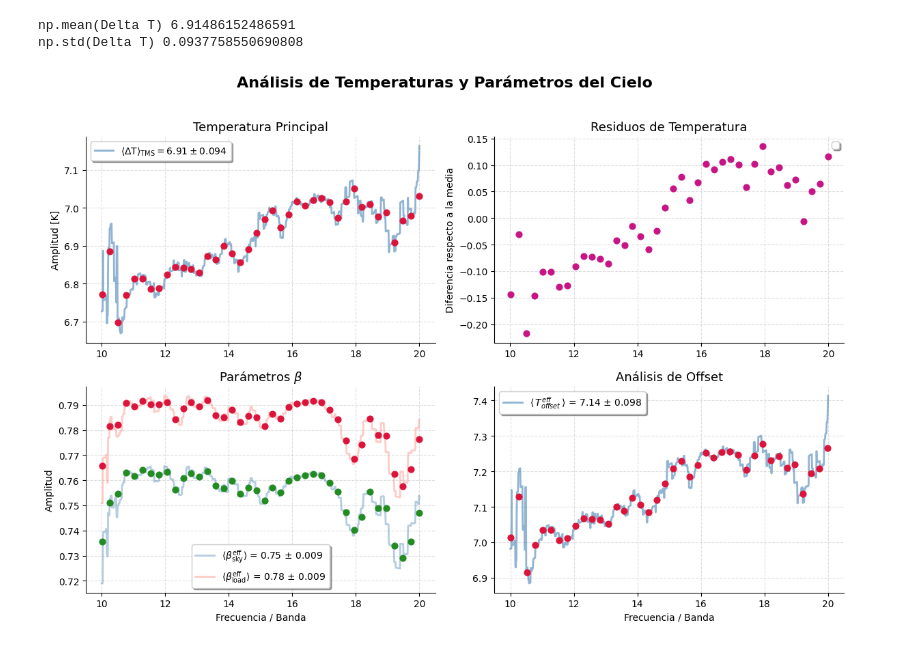
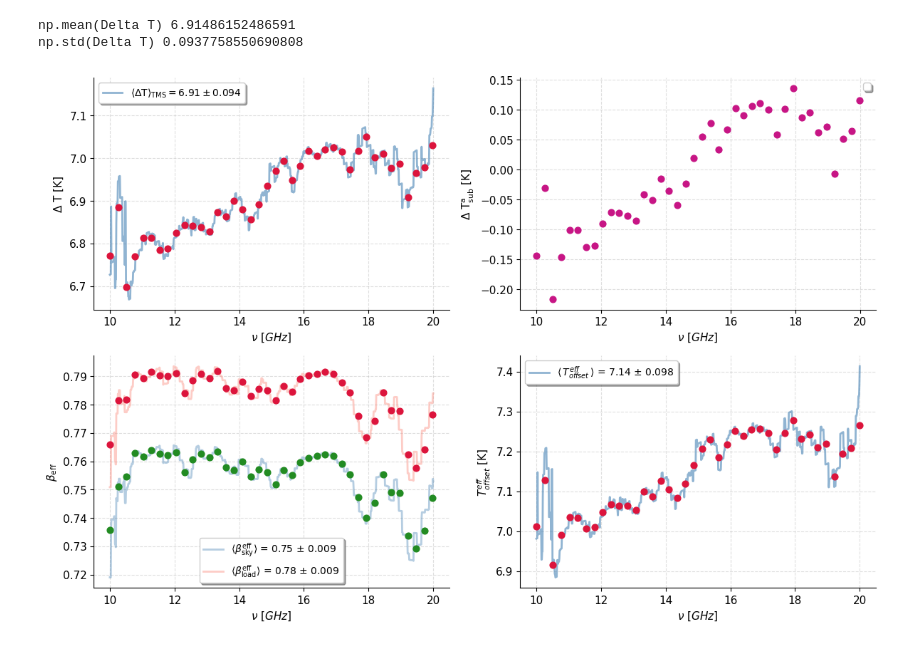
Before and after one commit to angelaarriero/Systematic_errors_in_spectral_measurements_TMS, a Jupyter notebook: TMS_main_delta_eq.ipynb, the cells around one changed output. Drawn from its saved outputs; the diff is of its cells as text; code cells hidden in the pictures.

```diff
--- a/TMS_main_delta_eq.ipynb
+++ b/TMS_main_delta_eq.ipynb
@@ -61,7 +61,6 @@ print('np.std(Delta T)',np.std(total_BEM_atmos_cmb[0]))
 np.mean(Delta T) 6.91486152486591
 np.std(Delta T) 0.0937758550690808
 # %%
-# 1. Configuración de estilo global (Limpia el fondo y añade grid)
 plt.rcParams.update({
     'axes.grid': True,
     'grid.alpha': 0.4,
@@ -71,48 +70,44 @@ plt.rcParams.update({
     'font.size': 11
 })
 
-# 2. Inicialización de la figura (Un poco más grande y con más resolución)
 fig, axs = plt.subplots(2, 2, figsize=(12, 8), dpi=100)
-fig.suptitle('Análisis de Temperaturas y Parámetros del Cielo', fontsize=16, fontweight='bold', y=1.02)
 axs = axs.flatten()
 
-# 3. Paleta de colores profesional (evitamos los colores básicos 'r', 'b', 'g')
 c_line1 = 'steelblue'
 c_line2 = 'salmon'
 c_scatter1 = 'crimson'
 c_scatter2 = 'forestgreen'
 c_diff = 'mediumvioletred'
 
 # --- SUBPLOT 0: Delta T ---
 axs[0].plot(freq_spec[0], total_BEM_atmos_cmb[0], label=r'$\rm \langle \Delta T \rangle_{\rm TMS} = %.2f \pm %.3f$' % (np.mean(total_BEM_atmos_cmb[0]), np.std(total_BEM_atmos_cmb[0])), color=c_line1, alpha=0.6, linewidth=2)
 axs[0].scatter(x, band_pass_prom_t[0], color=c_scatter1, zorder=3, s=40)
-axs[0].set_title('Temperatura Principal', fontsize=13)
-axs[0].set_ylabel('Amplitud [K]') # Ajusta las unidades si son otras
+axs[0].set_ylabel(r'$\rm \Delta \ T \ [K]$')
+axs[0].set_xlabel(r'$\nu \ [GHz]$')
 
 # --- SUBPLOT 1: T Sub ---
 axs[1].scatter(x, band_pass_prom_t[0] - np.mean(total_BEM_atmos_cmb[0]), color=c_diff, zorder=3, s=40)
-axs[1].set_title('Residuos de Temperatura', fontsize=13)
-axs[1].set_ylabel('Diferencia respecto a la media')
+axs[1].set_ylabel(r'$\rm \Delta \ T^a_{sub} \ [K]$')
+axs[1].set_xlabel(r'$\nu \ [GHz]$')
 
 # --- SUBPLOT 2: Beta Sky & Load ---
 axs[2].plot(freq_spec[0], T_sky_bet_total, label=r'$\langle \beta_{\rm sky}^{\rm eff} \rangle$ = %.2f $\pm$ %.3f' % (np.mean(T_sky_bet_total), np.std(T_sky_bet_total)), color=c_line1, alpha=0.4, linewidth=2)
 axs[2].plot(freq_spec[0], T_load_bet_total, label=r'$ \langle \beta_{\rm load}^{\rm eff} \rangle$ = %.2f $\pm$ %.3f' % (np.mean(T_load_bet_total),np.std(T_load_bet_total)), color=c_line2, alpha=0.4, linewidth=2)
 axs[2].scatter(x, band_pass_prom_t_betasky, color=c_scatter2, zorder=3, s=40)
 axs[2].scatter(x, band_pass_prom_t_betaload, color=c_scatter1, zorder=3, s=40)
-axs[2].set_title(r'Parámetros $\beta$', fontsize=13)
-axs[2].set_xlabel('Frecuencia / Banda')
-axs[2].set_ylabel('Amplitud')
+axs[2].set_xlabel(r'$\nu \ [GHz]$')
+axs[2].set_ylabel(r'$\beta_{\rm eff}$')
 
 # --- SUBPLOT 3: T Offset ---
 axs[3].plot(freq_spec[0], Tlss_resta[0], label=r'$ \langle \, T^{eff}_{offset} \, \rangle $ = %.2f $\pm$ %.3f' % (np.mean(Tlss_resta[0]), np.std(Tlss_resta[0])), color=c_line1, alpha=0.6, linewidth=2)
 axs[3].scatter(x, band_pass_prom_t_Tlss_resta[0], color=c_scatter1, zorder=3, s=40)
-axs[3].set_title('Análisis de Offset', fontsize=13)
-axs[3].set_xlabel('Frecuencia / Banda')
+axs[3].set_xlabel(r'$\nu \ [GHz]$')
+axs[3].set_ylabel(r'$T^{eff}_{offset}$ [K]')
 
 for ax in axs:
     ax.legend(loc='best', fontsize=10, frameon=True, shadow=True, fancybox=True)
 
 plt.tight_layout()
 plt.show()
 # %% [output]
-[figure, old version]
+[figure, new version]
```
